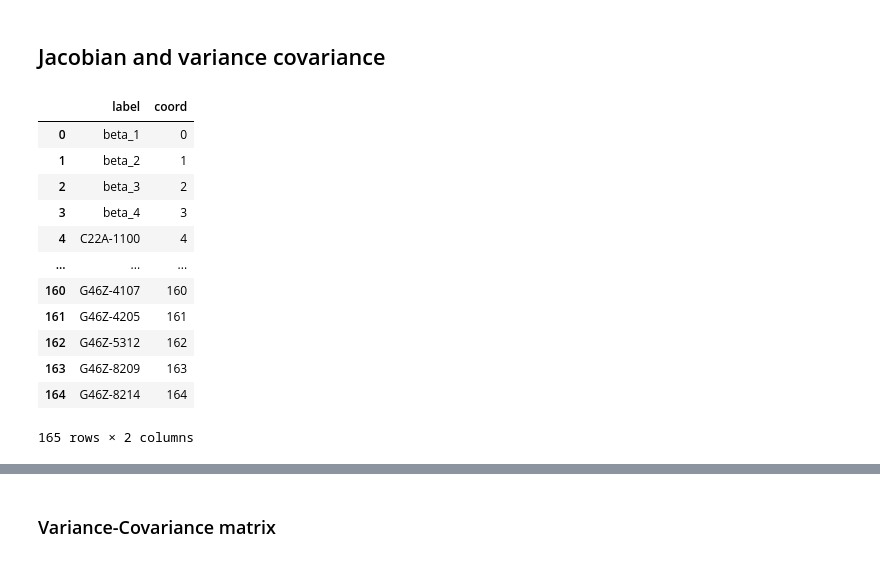
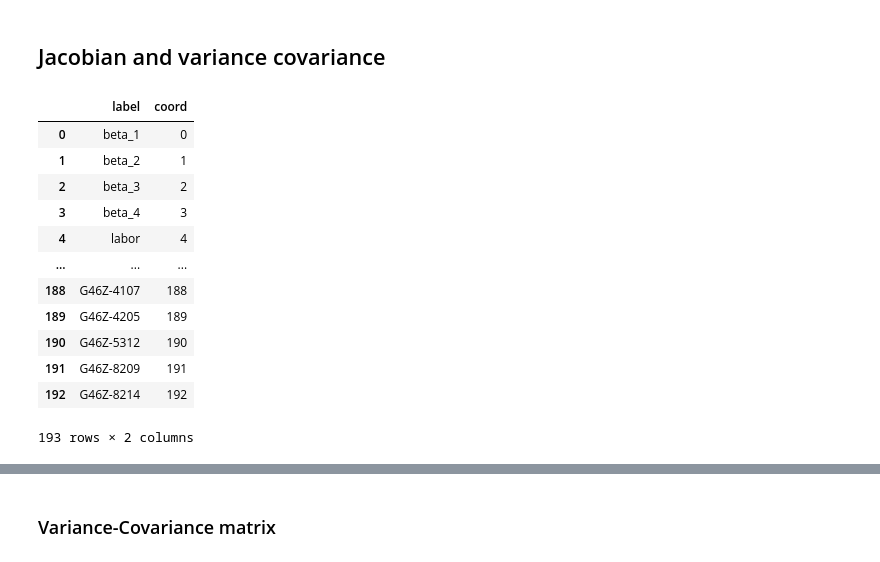
Before and after one commit to SwannChelly/SMM_Spatial_Comovement, a Jupyter notebook: analysis.ipynb, the cells around one changed output, grey strips where cells are left out. Drawn from its saved outputs; the diff is of its cells as text; code cells hidden in the pictures.

```diff
--- a/analysis.ipynb
+++ b/analysis.ipynb
@@ -335,6 +335,7 @@ def load_industry_data(industry):
     regional_wage = np.load(input_folder / "regional_wages.npy")
     X_dr = pd.read_csv(os.path.join(input_folder / "X_dr.csv"))
     X_dr['ze2010'] = X_dr['ze2010'].astype(str).str.zfill(4)
+
 
     # =========================================================================
     # REFERENCE EMPIRICAL MOMENTS
@@ -460,7 +461,7 @@ def load_industry_data(industry):
 # =============================================================================
 # EXAMPLE USAGE
 # =============================================================================
-industry = "auto"
+industry = "aero"
 # Load data
 data = load_industry_data(industry)
 
@@ -1245,43 +1336,53 @@ index_labels = [sector_names[i] for i in range(1, len(sector_names) + 1)]
 column_labels = [ze_names[i] for i in range(1, len(ze_names) + 1)]
 
 # 2. Create the DataFrame
 df_gamma = pd.DataFrame(
     gamma_matrix,
     index=index_labels,
     columns=column_labels
 )
 
 # Display result
 df_gamma = df_gamma.stack().reset_index()
 df_gamma = df_gamma.reset_index()
 df_gamma.columns = ['coord','A129',"ze2010","gamma_ls"]
 df_gamma.sort_values(by = ['A129','ze2010'],inplace = True)
 df_gamma = df_gamma.query('gamma_ls != 0')
 df_gamma['new_coord'] = df_gamma.coord.rank().astype(int)+3
 df_gamma['params'] = df_gamma['A129'] + "-" + df_gamma['ze2010']
-df_gamma['First'] = df_gamma.ze2010 == df_gamma.groupby(['A129']).ze2010.transform('first')
+df_gamma['reference'] = df_gamma.gamma_ls == df_gamma.groupby('A129').gamma_ls.transform('max')
 df = pd.DataFrame(["beta_1","beta_2","beta_3","beta_4"], columns = ['params'])
-#df = pd.DataFrame(["beta_1","beta_2","beta_3","beta_4","labor"] + y_ticks_map["industry"][1:] + y_ticks_map["pi_r"][1:], columns = ['params'])
+
+
+y_ticks_map = {
+    "labor":None,
+    "industry":[x for x in sector_names.values()][1:],
+    "gamma_ls":df_gamma.params.to_list(),
+    "reg_coef":["beta_1","beta_2","beta_3","beta_4"],
+    "pi_r":X_dr.query('downstream_region').ze2010.to_list()[1:],
+}
+
+df = pd.DataFrame(["beta_1","beta_2","beta_3","beta_4","labor"] + y_ticks_map["industry"][1:] + y_ticks_map["pi_r"][1:], columns = ['params'])
 df = pd.concat([df,df_gamma[['params']]])
 df = df.reset_index()
 df['coord'] = df['index'].rank().astype(int)-1
 df['label'] = df.params
 df = df[['label','coord']]
 df
 # %% [output]
 |  | label | coord |
 | 0 | beta_1 | 0 |
 | 1 | beta_2 | 1 |
 | 2 | beta_3 | 2 |
 | 3 | beta_4 | 3 |
-| 4 | C22A-1100 | 4 |
+| 4 | labor | 4 |
 | ... | ... | ... |
-| 160 | G46Z-4107 | 160 |
-| 161 | G46Z-4205 | 161 |
-| 162 | G46Z-5312 | 162 |
-| 163 | G46Z-8209 | 163 |
-| 164 | G46Z-8214 | 164 |
+| 188 | G46Z-4107 | 188 |
+| 189 | G46Z-4205 | 189 |
+| 190 | G46Z-5312 | 190 |
+| 191 | G46Z-8209 | 191 |
+| 192 | G46Z-8214 | 192 |
-165 rows × 2 columns
+193 rows × 2 columns
 # %%
 import numpy as np
 import matplotlib.pyplot as plt
```
Also changed, not shown: parts of 47 cells of this notebook, 6 other files.
